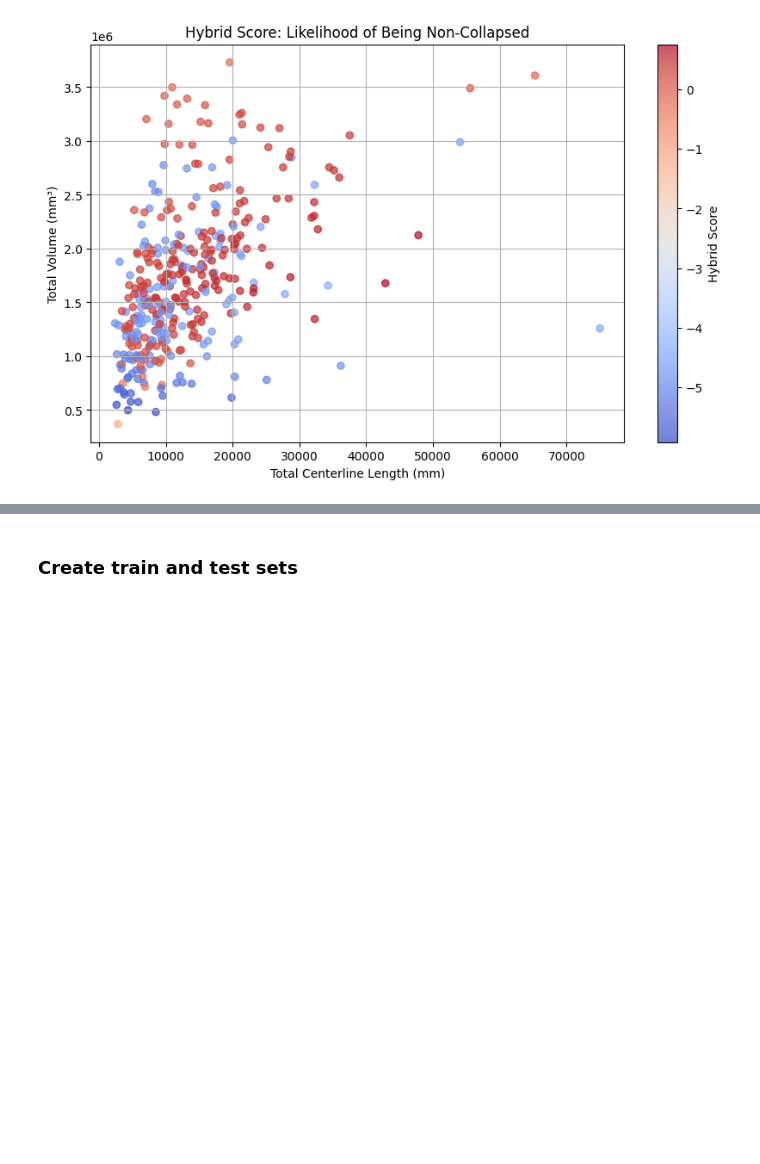
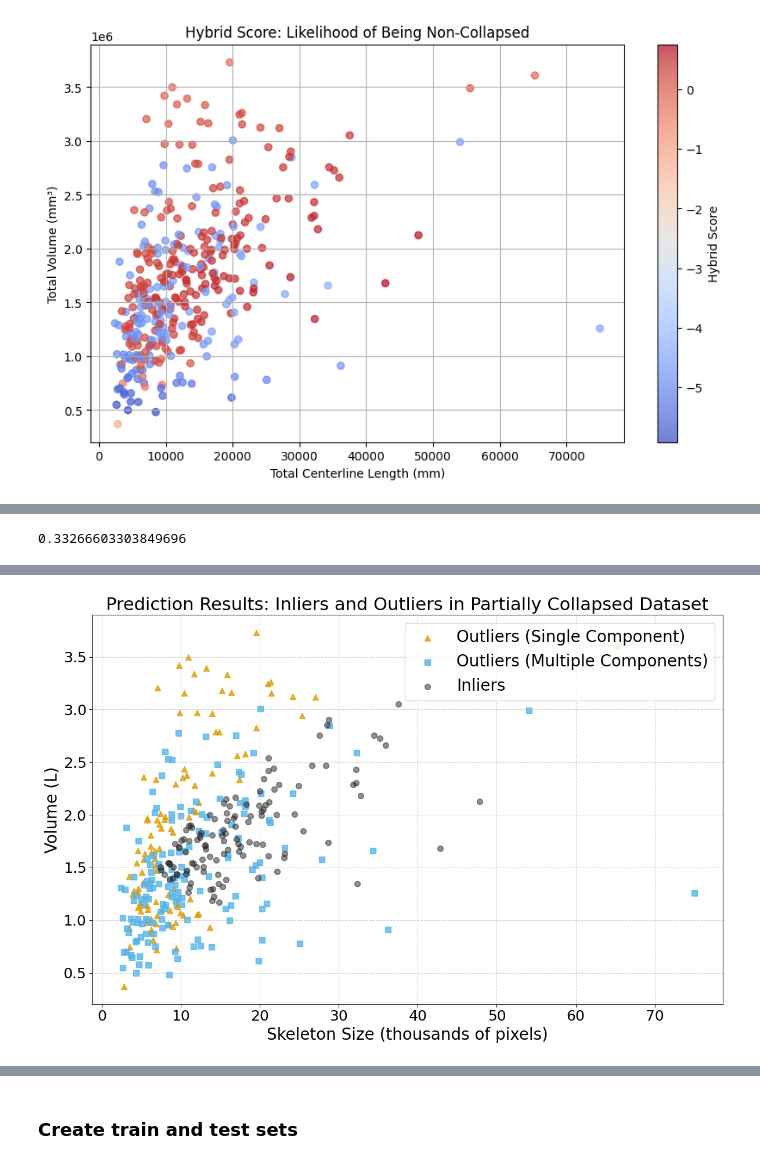
Before and after one commit to niclasclassen/colon-digital-twin, a Jupyter notebook: outlier_detection/one_class_classification.ipynb, the cells around one changed output, grey strips where cells are left out. Cells and saved outputs as stored; diff of their text form; code cells hidden in the pictures; blank space fills up the shorter version.

```diff
--- a/outlier_detection/one_class_classification.ipynb
+++ b/outlier_detection/one_class_classification.ipynb
@@ -469,0 +375,75 @@ Number of outliers (>1 component) that were not outliers before penalty: 116
+# %%
+np.median(svm_train_scores)
+# %% [output]
+0.33266603303849696
+# %%
+# Filter data
+inliers = grouped_collapsed[grouped_collapsed['hybrid_score'] > np.median(svm_train_scores)]
+outliers_one_component = grouped_collapsed[
+    (grouped_collapsed['hybrid_score'] <= np.median(svm_train_scores)) & (grouped_collapsed['total_components'] == 1)
+]
+outliers_more_than_one_component = grouped_collapsed[
+    (grouped_collapsed['hybrid_score'] <= np.median(svm_train_scores)) & (grouped_collapsed['total_components'] > 1)
+]
+
+# Convert y-axis values from mm³ to liters
+inliers['total_volume_liters'] = inliers['total_volume'] / 1e6
+outliers_one_component['total_volume_liters'] = outliers_one_component['total_volume'] / 1e6
+outliers_more_than_one_component['total_volume_liters'] = outliers_more_than_one_component['total_volume'] / 1e6
+
+# Convert x-axis values (centerline length) from mm to thousands of pixels
+inliers['total_centerline_length_k'] = inliers['total_centerline_length'] / 1e3
+outliers_one_component['total_centerline_length_k'] = outliers_one_component['total_centerline_length'] / 1e3
+outliers_more_than_one_component['total_centerline_length_k'] = outliers_more_than_one_component['total_centerline_length'] / 1e3
+
+# Define a colorblind-friendly palette: inliers grey, outliers colorful
+colors = {
+    'Inliers': "#202020",                # Grey
+    'Outliers (1 Component)': "#E29B00", # Orange (colorblind-friendly)
+    'Outliers (>1 Component)': '#56B4E9' # Sky blue (colorblind-friendly)
+}
+
+plt.figure(figsize=(12, 8))
+
+# Plot outliers with 1 component (orange, triangle)
+plt.scatter(
+    outliers_one_component['total_centerline_length_k'],
+    outliers_one_component['total_volume_liters'],
+    color=colors['Outliers (1 Component)'],
+    alpha=0.8,
+    s=50,
+    label='Outliers (Single Component)',
+    marker='^'  # Triangle
+)
+
+# Plot outliers with more than 1 component (blue, square)
+plt.scatter(
+    outliers_more_than_one_component['total_centerline_length_k'],
+    outliers_more_than_one_component['total_volume_liters'],
+    color=colors['Outliers (>1 Component)'],
+    alpha=0.8,
+    s=50,
+    label='Outliers (Multiple Components)',
+    marker='s'  # Square
+)
+
+# Plot inliers (grey, circle)
+plt.scatter(
+    inliers['total_centerline_length_k'],
+    inliers['total_volume_liters'],
+    color=colors['Inliers'],
+    alpha=0.5,
+    s=50,
+    label='Inliers',
+    marker='o'  # Circle
+)
+
+plt.xlabel('Skeleton Size (thousands of pixels)', fontsize=20)
+plt.ylabel('Volume (L)', fontsize=20)
+plt.title('Prediction Results: Inliers and Outliers in Partially Collapsed Dataset', fontsize=22)
+plt.legend(fontsize=20, loc='upper right')
+plt.grid(True, linestyle='--', alpha=0.6)
+plt.tick_params(axis='both', which='major', labelsize=18)
+plt.tight_layout()
+plt.show()
+# %% [output]
@@ -469,0 +467 @@ Number of outliers (>1 component) that were not outliers before penalty: 116
+[figure, added]
```
Also changed, not shown: parts of 7 cells of this notebook.
